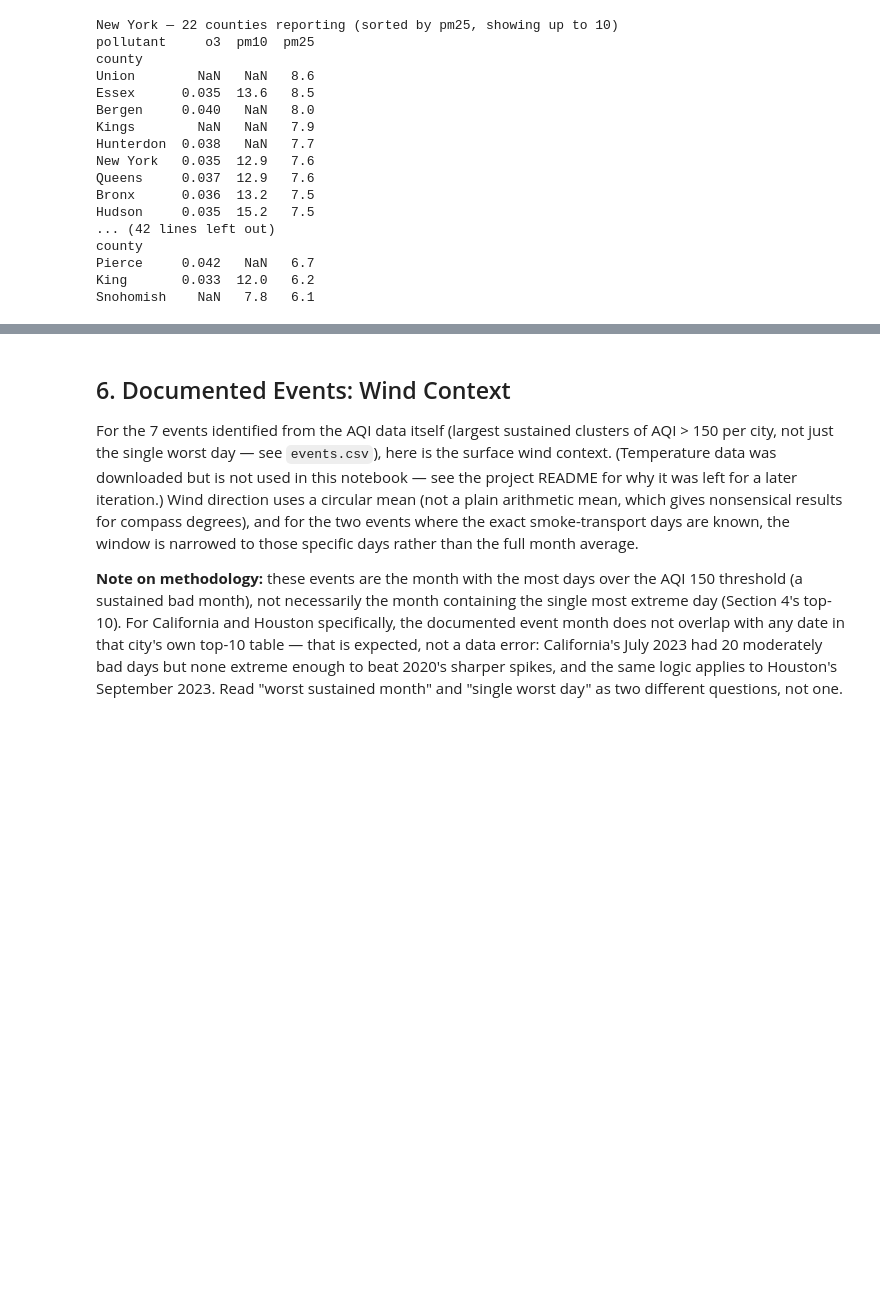
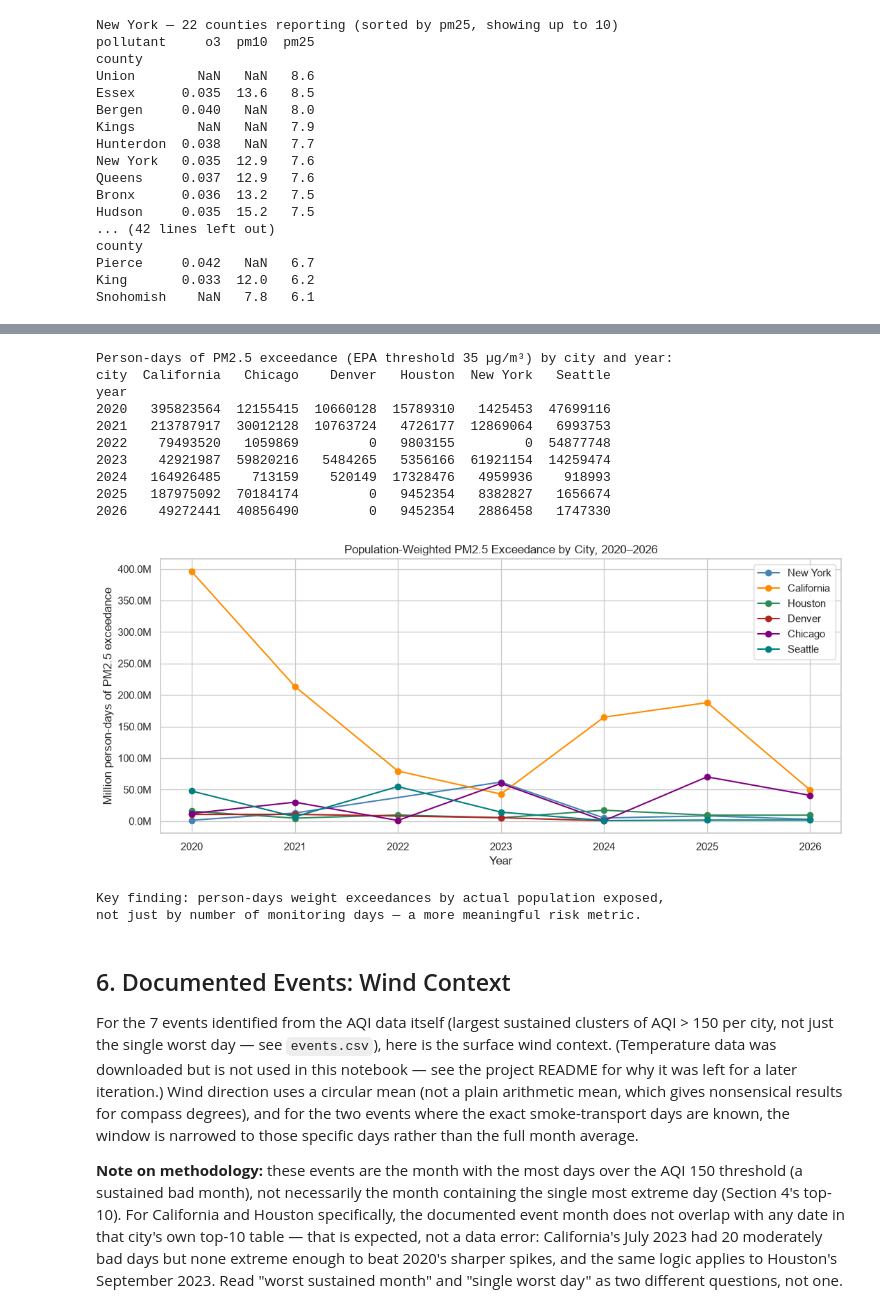
Before and after one commit to AlonsoSheila/air-quality-usa, a Jupyter notebook: air_quality_usa.ipynb, the cells around one changed output, grey strips where cells are left out. Cells and saved outputs as stored; diff of their text form; code cells hidden in the pictures; blank space fills up the shorter version.

Commit message:
Add population-weighted exposure, Mann-Kendall test, health economic impact, table of contents, update requirements

```diff
--- a/air_quality_usa.ipynb
+++ b/air_quality_usa.ipynb
@@ -376,3 +565,72 @@ Snohomish    NaN   7.8   6.1
+# %%
+pop_df = pd.read_csv("data/external/county_population.csv")
+
+# Days per county where PM2.5 exceeded EPA threshold (35 µg/m³)
+# using the raw pollutants data (station level, not CBSA aggregate)
+pm25_raw = pollutants[pollutants["pollutant"] == "pm25"].copy()
+pm25_raw["year"] = pm25_raw["date"].dt.year
+
+exceed_days = (
+    pm25_raw[pm25_raw["value"] > 35]
+    .groupby(["city", "county", "year"])
+    .agg(exceedance_days=("date", "nunique"))
+    .reset_index()
+)
+
+# Merge with population
+exceed_pop = exceed_days.merge(
+    pop_df[["city", "county", "population"]],
+    on=["city", "county"], how="left"
+)
+exceed_pop["person_days"] = (
+    exceed_pop["exceedance_days"] * exceed_pop["population"]
+)
+
+# Summary per city per year
+person_days_summary = (
+    exceed_pop.groupby(["city", "year"])
+    .agg(
+        exceedance_days=("exceedance_days", "sum"),
+        person_days=("person_days", "sum")
+    )
+    .reset_index()
+)
+
+print("Person-days of PM2.5 exceedance (EPA threshold 35 µg/m³) by city and year:")
+print(person_days_summary.pivot(index="year", columns="city", values="person_days")
+      .fillna(0).astype(int).to_string())
+
+# Visualize
+fig, ax = plt.subplots(figsize=(11, 5))
+for city in CITY_ORDER:
+    city_data = person_days_summary[person_days_summary["city"] == city]
+    if len(city_data):
+        ax.plot(city_data["year"], city_data["person_days"] / 1e6,
+                marker="o", label=city, color=CITY_COLOR[city])
+ax.set_ylabel("Million person-days of PM2.5 exceedance")
+ax.set_title("Population-Weighted PM2.5 Exceedance by City, 2020–2026")
+ax.set_xlabel("Year")
+ax.legend()
+ax.yaxis.set_major_formatter(plt.FuncFormatter(lambda x, _: f"{x:.1f}M"))
+plt.tight_layout()
+plt.show()
+
+print("\nKey finding: person-days weight exceedances by actual population exposed,")
+print("not just by number of monitoring days — a more meaningful risk metric.")
+# %% [output]
+Person-days of PM2.5 exceedance (EPA threshold 35 µg/m³) by city and year:
+city  California   Chicago    Denver   Houston  New York   Seattle
+year
+2020   395823564  12155415  10660128  15789310   1425453  47699116
+2021   213787917  30012128  10763724   4726177  12869064   6993753
+2022    79493520   1059869         0   9803155         0  54877748
+2023    42921987  59820216   5484265   5356166  61921154  14259474
+2024   164926485    713159    520149  17328476   4959936    918993
+2025   187975092  70184174         0   9452354   8382827   1656674
+2026    49272441  40856490         0   9452354   2886458   1747330
+[figure, added]
+Key finding: person-days weight exceedances by actual population exposed,
+not just by number of monitoring days — a more meaningful risk metric.
 # %% [markdown]
 ## 6. Documented Events: Wind Context
 
```
Also changed, not shown: parts of 10 cells of this notebook, 2 other files.
